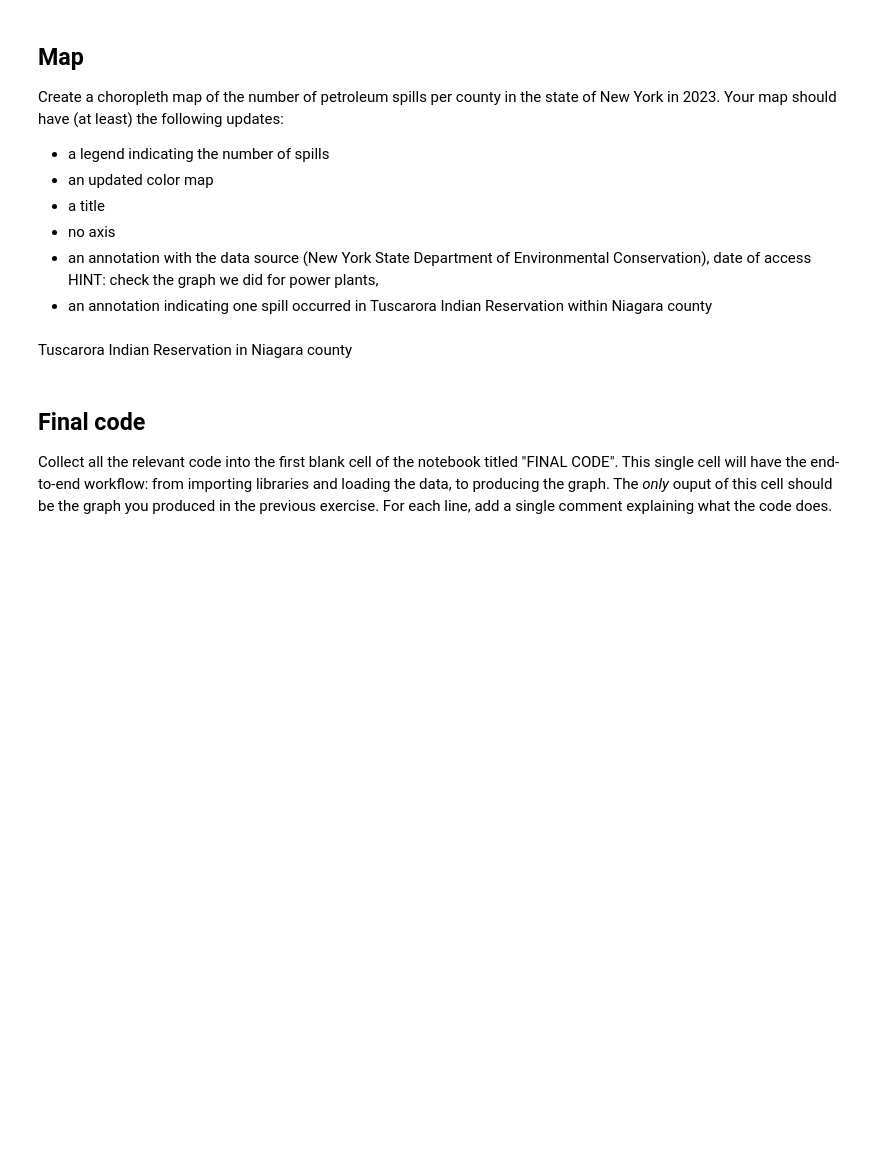
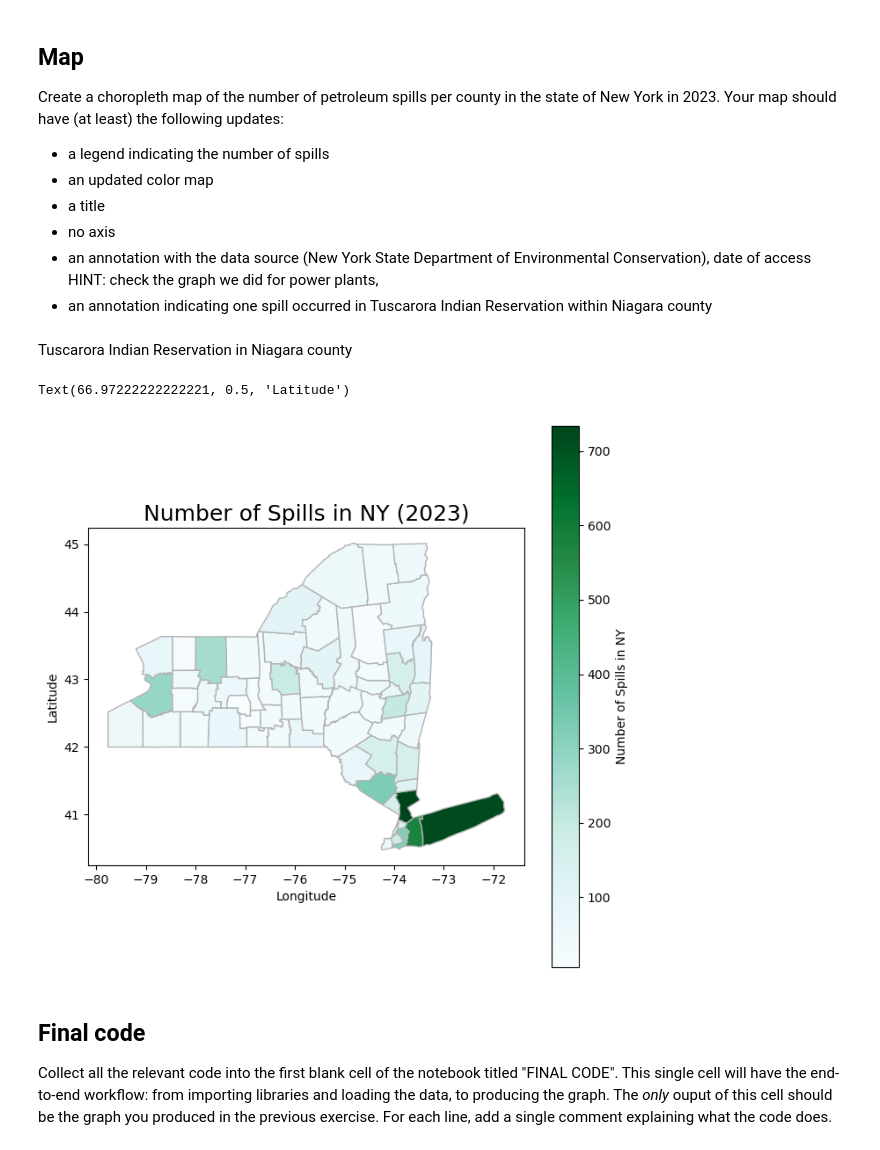
Before and after one commit to olleholt/eds220-hw-3, a Jupyter notebook: hwk3-task1-spills.ipynb, the cells around one changed output. Drawn from its saved outputs; the diff is of its cells as text; code cells hidden in the pictures; blank space fills up the shorter version.

```diff
--- a/hwk3-task1-spills.ipynb
+++ b/hwk3-task1-spills.ipynb
@@ -209,2 +484,6 @@ st_lawrence_index
+# %%
+# 4.
+#df.at[single_index_value, 'column_name']
+spills_per_county.at[50,'county'] = "St. Lawrence"
 # %%
 # 5.
@@ -226,0 +505,5 @@ From our previous exploration we know that Tuscarora Indian Reservation will not
+# %%
+# 1.
+ny_counties = ny_counties.rename(columns = {'name':'county'})
+
+ny_counties.columns
@@ -226,0 +515,12 @@ From our previous exploration we know that Tuscarora Indian Reservation will not
+# %%
+# 2.
+
+ny_counties = pd.merge(ny_counties,
+          spills_per_county,
+          how = 'inner',
+          on = 'county')
+
+
+ny_counties.columns
+
+ny_counties.head()
@@ -226,0 +534,7 @@ From our previous exploration we know that Tuscarora Indian Reservation will not
+# %%
+# 3. your code here
+ny_counties[ny_counties.county == 'Niagara'].index
+
+ny_counties.at[31, 'n_spills'] += 1
+
+ny_counties.iloc[31]
@@ -241,3 +574,15 @@ Tuscarora Indian Reservation in Niagara county
+# %%
+# your code here
+fig, ax = plt.subplots(figsize = (8,8))
+
+ny_counties.plot(ax=ax, column = 'n_spills', edgecolor='0.7', cmap = 'BuGn', legend = True, legend_kwds = {'shrink':1, 'label':"Number of Spills in NY"})
+
+ax.set_title('Number of Spills in NY (2023)', fontsize = 18)
+ax.set_xlabel('Longitude')
+ax.set_ylabel('Latitude')
+# %% [output]
+Text(66.97222222222221, 0.5, 'Latitude')
+[figure, added]
 # %% [markdown]
 ## Final code
 
```
Also changed, not shown: parts of 53 cells of this notebook, 1 other file.
